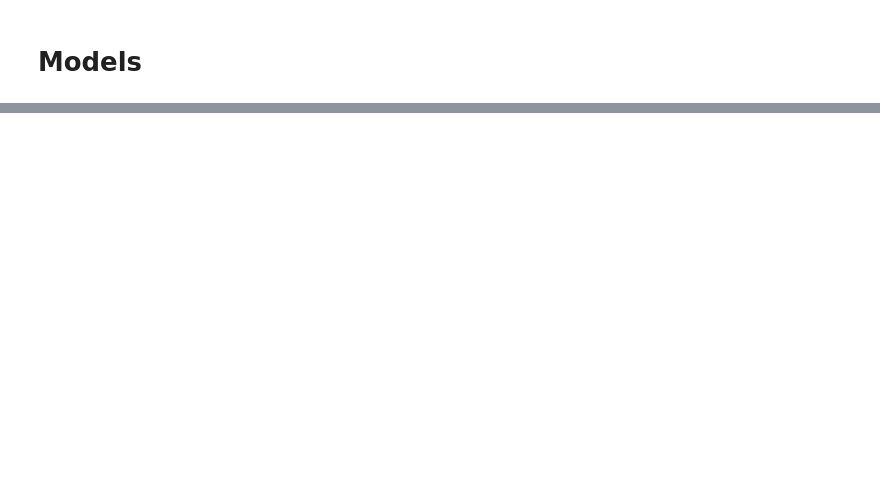
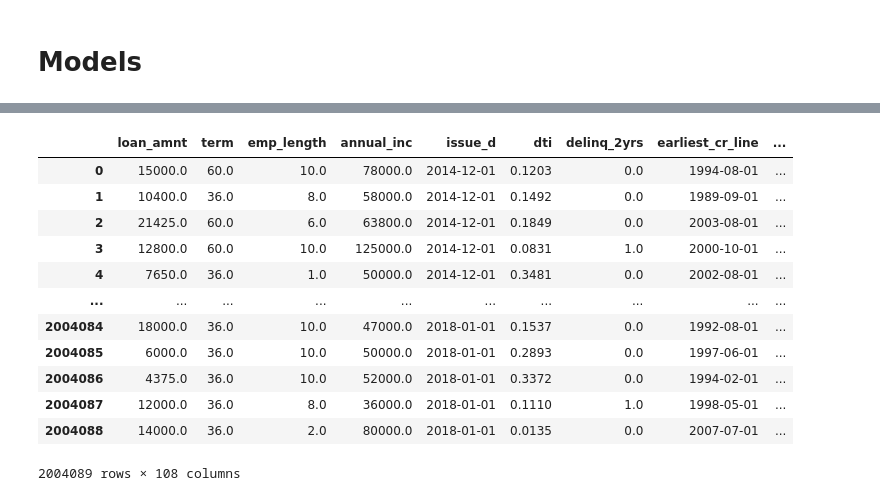
Before and after one commit to tmaounis/cs109a-LendingClub, a Jupyter notebook: models.ipynb, the cells around one changed output, grey strips where cells are left out. Saved outputs shown, nothing was run; the diff lists cells and outputs as text; code cells hidden in the pictures; blank space fills up the shorter version.

```diff
--- a/models.ipynb
+++ b/models.ipynb
@@ -35,0 +60,46 @@ NameError: name 'stats_NaN' is not defined
+# %%
+our_drop_list = ['funded_amnt','funded_amnt_inv','int_rate','installment','grade','sub_grade',
+                 'pymnt_plan','zip_code','initial_list_status','out_prncp',
+                 'out_prncp_inv','total_pymnt','total_pymnt_inv','total_rec_prncp','total_rec_int',
+                 'total_rec_late_fee','recoveries','collection_recovery_fee','last_pymnt_d','last_pymnt_amnt',
+                 'next_pymnt_d','last_credit_pull_d','last_fico_range_high','last_fico_range_low',
+                 'collections_12_mths_ex_med','mths_since_last_major_derog','acc_now_delinq','tot_coll_amt',
+                 'tot_cur_bal','open_acc_6m','open_act_il','open_il_12m','open_il_24m','mths_since_rcnt_il',
+                 'total_bal_il','il_util','open_rv_12m','open_rv_24m','max_bal_bc','all_util','total_rev_hi_lim',
+                 'inq_fi','total_cu_tl','inq_last_12m','acc_open_past_24mths','avg_cur_bal','bc_open_to_buy',
+                 'bc_util','chargeoff_within_12_mths','delinq_amnt','mo_sin_old_il_acct','mo_sin_old_rev_tl_op',
+                 'mo_sin_rcnt_rev_tl_op','mo_sin_rcnt_tl','mort_acc','mths_since_recent_bc',
+                 'mths_since_recent_bc_dlq','mths_since_recent_inq','mths_since_recent_revol_delinq',
+                 'num_accts_ever_120_pd','num_actv_bc_tl','num_actv_rev_tl','num_bc_sats','num_bc_tl',
+                 'num_il_tl','num_op_rev_tl','num_rev_accts','num_rev_tl_bal_gt_0','num_sats','num_tl_120dpd_2m',
+                 'num_tl_30dpd','num_tl_90g_dpd_24m','num_tl_op_past_12m','pct_tl_nvr_dlq','percent_bc_gt_75',
+                 'pub_rec_bankruptcies','tax_liens','tot_hi_cred_lim','total_bal_ex_mort','total_bc_limit',
+                 'total_il_high_credit_limit','revol_bal_joint','sec_app_fico_range_high',
+                 'sec_app_earliest_cr_line','sec_app_inq_last_6mths','sec_app_mort_acc','sec_app_open_acc',
+                 'sec_app_revol_util','sec_app_open_act_il','sec_app_num_rev_accts',
+                 'sec_app_chargeoff_within_12_mths','sec_app_collections_12_mths_ex_med',
+                 'sec_app_mths_since_last_major_derog','hardship_flag','hardship_type','hardship_reason',
+                 'hardship_status','deferral_term','hardship_amount','hardship_start_date','hardship_end_date',
+                 'payment_plan_start_date','hardship_length','hardship_dpd','hardship_loan_status',
+                 'orig_projected_additional_accrued_interest','hardship_payoff_balance_amount',
+                 'hardship_last_payment_amount','disbursement_method','debt_settlement_flag',
+                 'debt_settlement_flag_date','settlement_status','settlement_date','settlement_amount',
+                 'settlement_percentage','settlement_term']
+# %%
+df_less_feats = df_whole.drop(columns=our_drop_list)
+# %%
+display_df(df_less_feats)
+# %% [output]
+|  | loan_amnt | term | emp_length | annual_inc | issue_d | dti | delinq_2yrs | earliest_cr_line | ... |
+| 0 | 15000.0 | 60.0 | 10.0 | 78000.0 | 2014-12-01 | 0.1203 | 0.0 | 1994-08-01 | ... |
+| 1 | 10400.0 | 36.0 | 8.0 | 58000.0 | 2014-12-01 | 0.1492 | 0.0 | 1989-09-01 | ... |
+| 2 | 21425.0 | 60.0 | 6.0 | 63800.0 | 2014-12-01 | 0.1849 | 0.0 | 2003-08-01 | ... |
+| 3 | 12800.0 | 60.0 | 10.0 | 125000.0 | 2014-12-01 | 0.0831 | 1.0 | 2000-10-01 | ... |
+| 4 | 7650.0 | 36.0 | 1.0 | 50000.0 | 2014-12-01 | 0.3481 | 0.0 | 2002-08-01 | ... |
+| ... | ... | ... | ... | ... | ... | ... | ... | ... | ... |
+| 2004084 | 18000.0 | 36.0 | 10.0 | 47000.0 | 2018-01-01 | 0.1537 | 0.0 | 1992-08-01 | ... |
+| 2004085 | 6000.0 | 36.0 | 10.0 | 50000.0 | 2018-01-01 | 0.2893 | 0.0 | 1997-06-01 | ... |
+| 2004086 | 4375.0 | 36.0 | 10.0 | 52000.0 | 2018-01-01 | 0.3372 | 0.0 | 1994-02-01 | ... |
+| 2004087 | 12000.0 | 36.0 | 8.0 | 36000.0 | 2018-01-01 | 0.1110 | 1.0 | 1998-05-01 | ... |
+| 2004088 | 14000.0 | 36.0 | 2.0 | 80000.0 | 2018-01-01 | 0.0135 | 0.0 | 2007-07-01 | ... |
+2004089 rows × 108 columns
```
Also changed, not shown: parts of 16 cells of this notebook, 2 other files.
